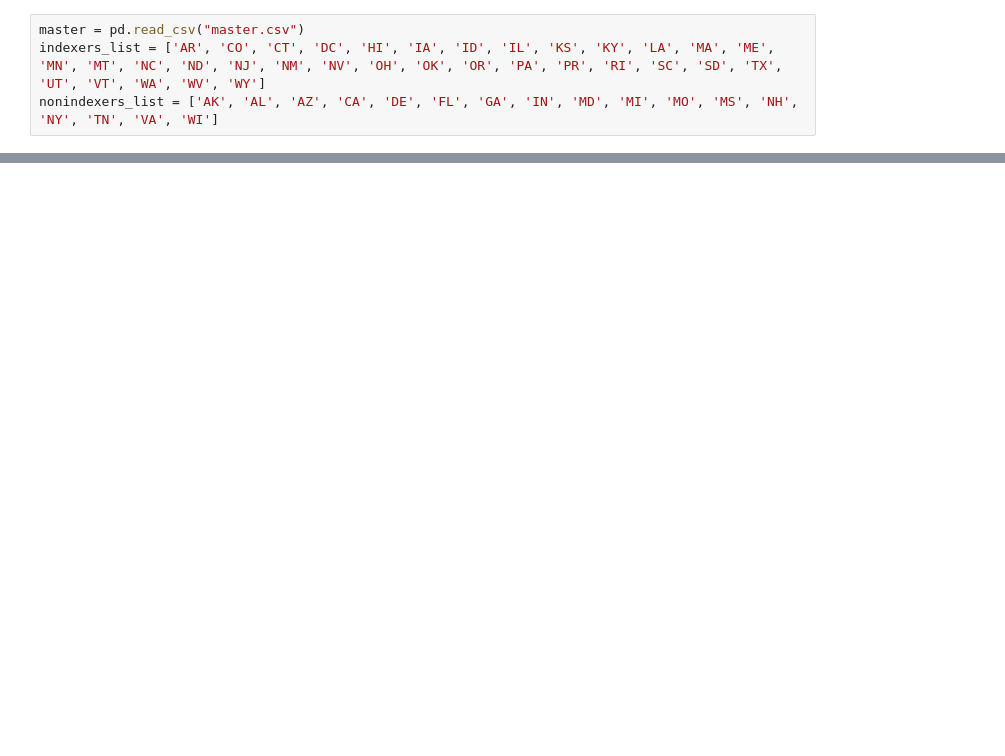
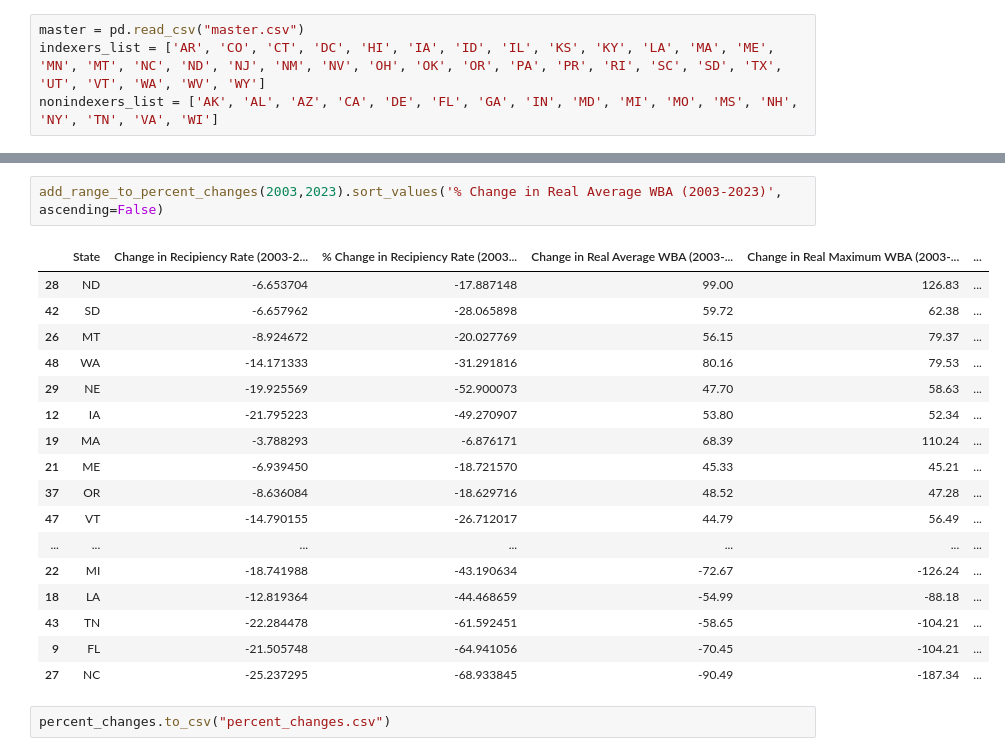
Before and after one commit to kguo12/UI-Inflation, a Jupyter notebook: UIindexingsubsets.ipynb, the cells around one changed output, grey strips where cells are left out. Drawn from its saved outputs; the diff is of its cells as text; blank space fills up the shorter version.

```diff
--- a/UIindexingsubsets.ipynb
+++ b/UIindexingsubsets.ipynb
@@ -65,0 +479,22 @@ nonindexers
+# %%
+add_range_to_percent_changes(2003,2023).sort_values('% Change in Real Average WBA (2003-2023)', ascending=False)
+# %% [output]
+|  | State | Change in Recipiency Rate (2003-2... | % Change in Recipiency Rate (2003... | Change in Real Average WBA (2003-... | Change in Real Maximum WBA (2003-... | ... |
+| 28 | ND | -6.653704 | -17.887148 | 99.00 | 126.83 | ... |
+| 42 | SD | -6.657962 | -28.065898 | 59.72 | 62.38 | ... |
+| 26 | MT | -8.924672 | -20.027769 | 56.15 | 79.37 | ... |
+| 48 | WA | -14.171333 | -31.291816 | 80.16 | 79.53 | ... |
+| 29 | NE | -19.925569 | -52.900073 | 47.70 | 58.63 | ... |
+| 12 | IA | -21.795223 | -49.270907 | 53.80 | 52.34 | ... |
+| 19 | MA | -3.788293 | -6.876171 | 68.39 | 110.24 | ... |
+| 21 | ME | -6.939450 | -18.721570 | 45.33 | 45.21 | ... |
+| 37 | OR | -8.636084 | -18.629716 | 48.52 | 47.28 | ... |
+| 47 | VT | -14.790155 | -26.712017 | 44.79 | 56.49 | ... |
+| ... | ... | ... | ... | ... | ... | ... |
+| 22 | MI | -18.741988 | -43.190634 | -72.67 | -126.24 | ... |
+| 18 | LA | -12.819364 | -44.468659 | -54.99 | -88.18 | ... |
+| 43 | TN | -22.284478 | -61.592451 | -58.65 | -104.21 | ... |
+| 9 | FL | -21.505748 | -64.941056 | -70.45 | -104.21 | ... |
+| 27 | NC | -25.237295 | -68.933845 | -90.49 | -187.34 | ... |
+# %%
+percent_changes.to_csv("percent_changes.csv")
```
Also changed, not shown: parts of 29 cells of this notebook, 4 other files.
